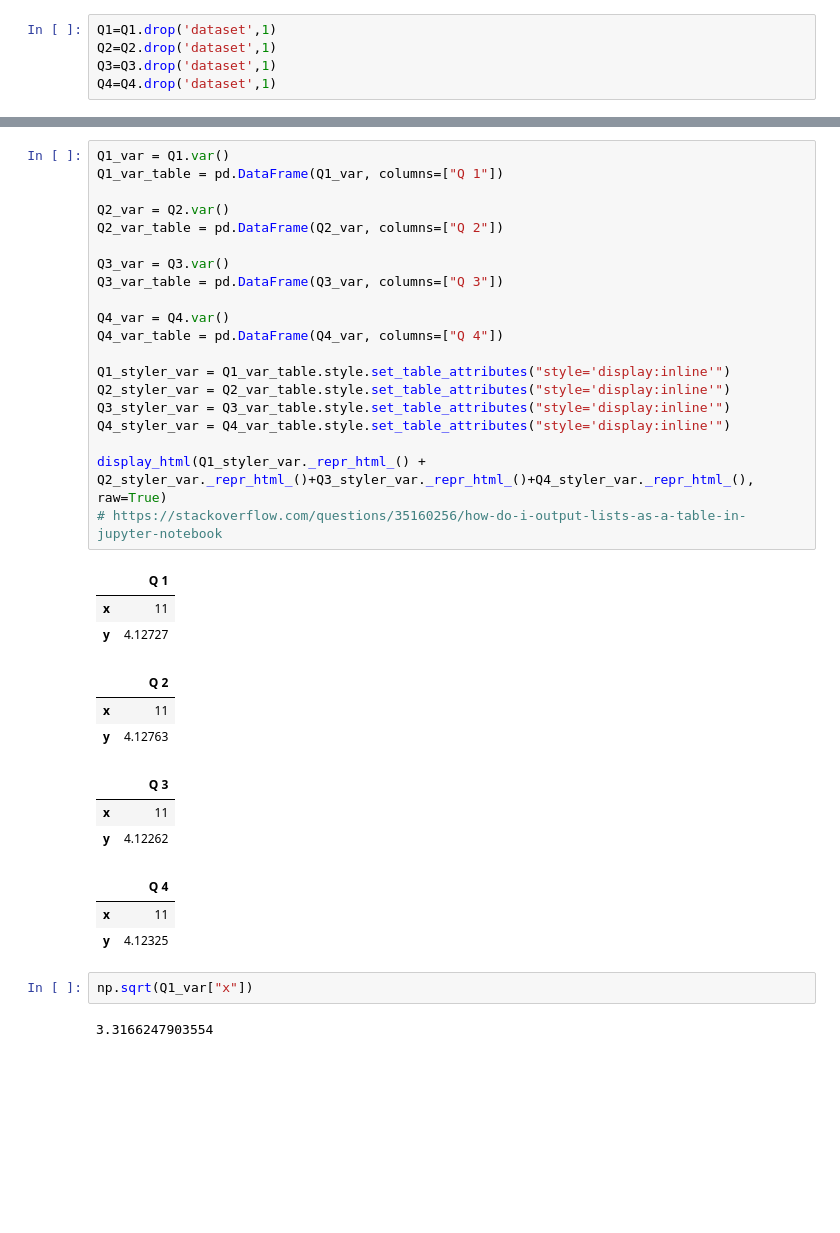
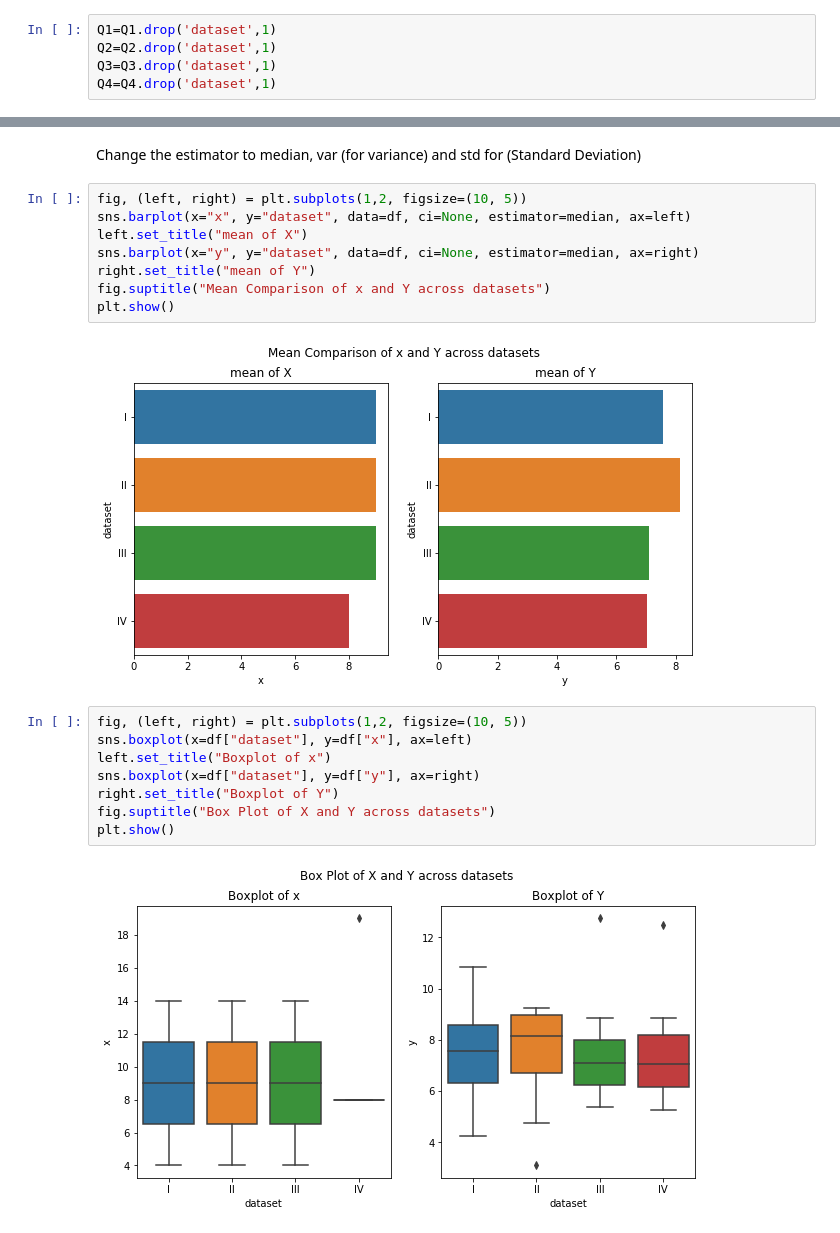
Before and after one commit to dermotkel/fundamentals-of-data-analysis-, a Jupyter notebook: Fundamentals of Data Analysis .ipynb, the cells around one changed output, grey strips where cells are left out. Drawn from its saved outputs; the diff is of its cells as text; blank space fills up the shorter version.

Commit message:
Added barplots, linear regression, boxplots and histograms

```diff
--- a/Fundamentals of Data Analysis .ipynb
+++ b/Fundamentals of Data Analysis .ipynb
@@ -160,37 +85,22 @@ Q 4
-# %%
-Q1_var = Q1.var()
-Q1_var_table = pd.DataFrame(Q1_var, columns=["Q 1"])
-
-Q2_var = Q2.var()
-Q2_var_table = pd.DataFrame(Q2_var, columns=["Q 2"])
-
-Q3_var = Q3.var()
-Q3_var_table = pd.DataFrame(Q3_var, columns=["Q 3"])
-
-Q4_var = Q4.var()
-Q4_var_table = pd.DataFrame(Q4_var, columns=["Q 4"])
-
-Q1_styler_var = Q1_var_table.style.set_table_attributes("style='display:inline'")
-Q2_styler_var = Q2_var_table.style.set_table_attributes("style='display:inline'")
-Q3_styler_var = Q3_var_table.style.set_table_attributes("style='display:inline'")
-Q4_styler_var = Q4_var_table.style.set_table_attributes("style='display:inline'")
-
-display_html(Q1_styler_var._repr_html_() + Q2_styler_var._repr_html_()+Q3_styler_var._repr_html_()+Q4_styler_var._repr_html_(), raw=True)
-# https://stackoverflow.com/questions/35160256/how-do-i-output-lists-as-a-table-in-jupyter-notebook
-# %% [output]
-|  | Q 1 |
-| x | 11 |
-| y | 4.12727 |
-|  | Q 2 |
-| x | 11 |
-| y | 4.12763 |
-|  | Q 3 |
-| x | 11 |
-| y | 4.12262 |
-|  | Q 4 |
-| x | 11 |
-| y | 4.12325 |
-# %%
-np.sqrt(Q1_var["x"])
-# %% [output]
-3.3166247903554
+# %% [markdown]
+Change the estimator to median, var (for variance) and std for (Standard Deviation)
+# %%
+fig, (left, right) = plt.subplots(1,2, figsize=(10, 5))
+sns.barplot(x="x", y="dataset", data=df, ci=None, estimator=median, ax=left)
+left.set_title("mean of X")
+sns.barplot(x="y", y="dataset", data=df, ci=None, estimator=median, ax=right)
+right.set_title("mean of Y")
+fig.suptitle("Mean Comparison of x and Y across datasets")
+plt.show()
+# %% [output]
+[figure, added]
+# %%
+fig, (left, right) = plt.subplots(1,2, figsize=(10, 5))
+sns.boxplot(x=df["dataset"], y=df["x"], ax=left)
+left.set_title("Boxplot of x")
+sns.boxplot(x=df["dataset"], y=df["y"], ax=right)
+right.set_title("Boxplot of Y")
+fig.suptitle("Box Plot of X and Y across datasets")
+plt.show()
+# %% [output]
+[figure, added]
```
Also changed, not shown: parts of 11 cells of this notebook.
